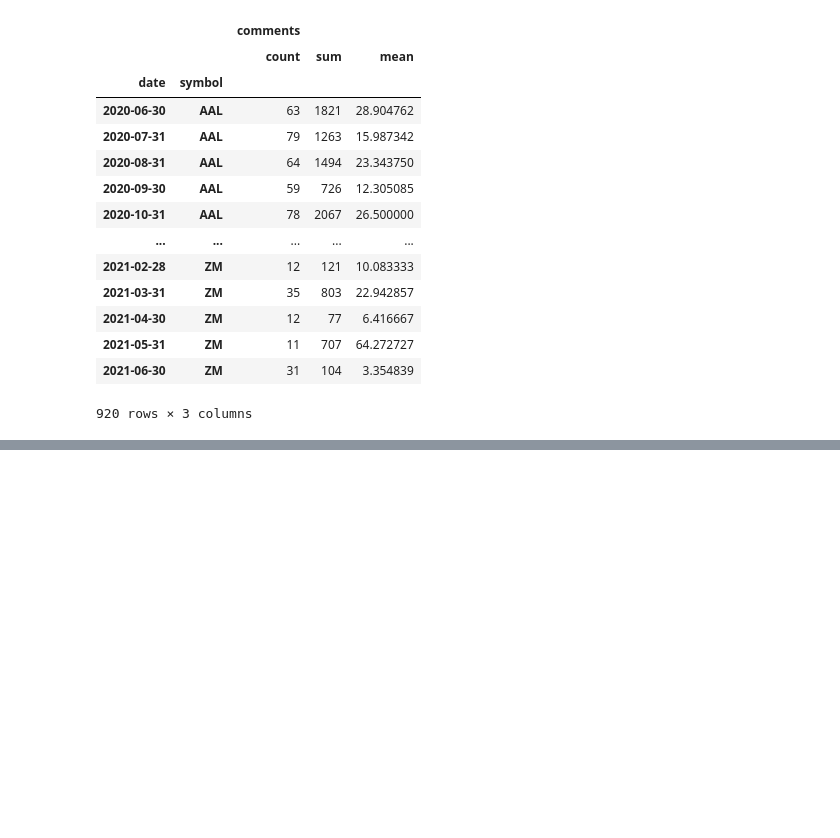
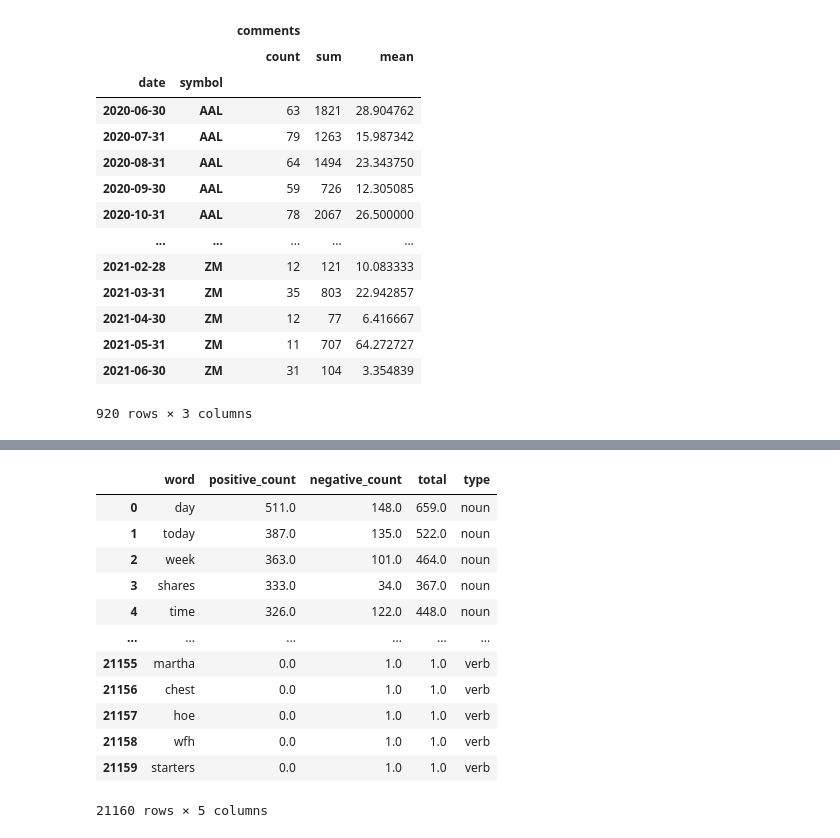
Before and after one commit to kyle-rgb/Discord_Project, a Jupyter notebook: notebooks/Trader.ipynb, the cells around one changed output, grey strips where cells are left out. Cells and saved outputs as stored; diff of their text form; code cells hidden in the pictures; blank space fills up the shorter version.

```diff
--- a/notebooks/Trader.ipynb
+++ b/notebooks/Trader.ipynb
@@ -821,0 +921,3 @@ wordy_df_news[lambda x: ((x.date > dt.datetime(2020, 5, 31))&(x.date <= dt.datet
+# %%
+comment_nouns_neg = wordCount(comments[lambda x: x.comp_sent < 0].content, 'N')
+comment_verbs_neg = wordCount(comments[lambda x: x.comp_sent < 0].content, 'V')
@@ -821,0 +1026,6 @@ wordy_df_news[lambda x: ((x.date > dt.datetime(2020, 5, 31))&(x.date <= dt.datet
+# %%
+nouns = comment_nouns_pos.reset_index().rename(columns={0: 'positive_count', 'index': 'word'}).merge(comment_nouns_neg.reset_index().rename(columns={0: 'negative_count', 'index': 'word'}), on='word', how='outer').fillna(0)
+# %%
+verbs = comment_verbs_pos.reset_index().rename(columns={0: 'positive_count', 'index': 'word'}).merge(comment_verbs_neg.reset_index().rename(columns={0: 'negative_count', 'index': 'word'}), on='word', how='outer').fillna(0)
+# %%
+tokens = pd.concat([nouns.assign(total=lambda x: x.sum(axis=1)).assign(type=lambda x: 'noun'), verbs.assign(total=lambda x: x.sum(axis=1)).assign(type=lambda x: 'verb')], axis=0, ignore_index=True)
@@ -821,0 +1060,16 @@ wordy_df_news[lambda x: ((x.date > dt.datetime(2020, 5, 31))&(x.date <= dt.datet
+# %%
+tokens
+# %% [output]
+|  | word | positive_count | negative_count | total | type |
+| 0 | day | 511.0 | 148.0 | 659.0 | noun |
+| 1 | today | 387.0 | 135.0 | 522.0 | noun |
+| 2 | week | 363.0 | 101.0 | 464.0 | noun |
+| 3 | shares | 333.0 | 34.0 | 367.0 | noun |
+| 4 | time | 326.0 | 122.0 | 448.0 | noun |
+| ... | ... | ... | ... | ... | ... |
+| 21155 | martha | 0.0 | 1.0 | 1.0 | verb |
+| 21156 | chest | 0.0 | 1.0 | 1.0 | verb |
+| 21157 | hoe | 0.0 | 1.0 | 1.0 | verb |
+| 21158 | wfh | 0.0 | 1.0 | 1.0 | verb |
+| 21159 | starters | 0.0 | 1.0 | 1.0 | verb |
+21160 rows × 5 columns
```
Also changed, not shown: parts of 30 cells of this notebook, 5 other files.
